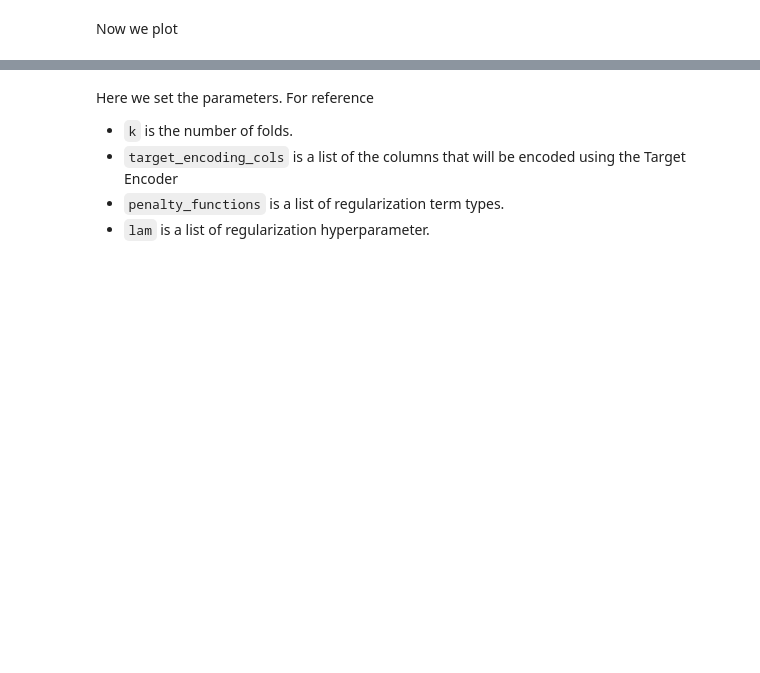
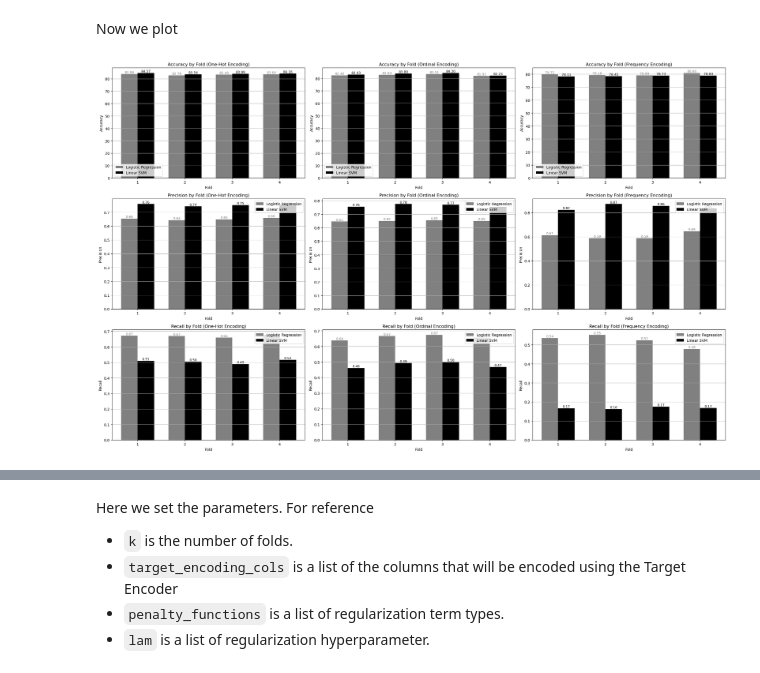
Before and after one commit to SirZotto/Applied-ML-Project-4-Income-Prediction-Using-Categorical-Data-Petrarolo-Marantidis-, a Jupyter notebook: Project4.ipynb, the cells around one changed output, grey strips where cells are left out. Drawn from its saved outputs; the diff is of its cells as text; code cells hidden in the pictures; blank space fills up the shorter version.

Commit message:
A lot of changes: Prject4 enhanced and adding SmoothTarget Encoding

```diff
--- a/Project4.ipynb
+++ b/Project4.ipynb
@@ -223,31 +604,83 @@ KeyboardInterrupt:
 # %% [markdown]
 Now we plot
 # %%
-penalties_to_plot = ["ridge","lasso"]
-metric_data = [acc_by_fold, prec_by_fold, rec_by_fold]
-metric_names = ["Accuracy","Precision","Recall"]
+folds = np.arange(1, k + 1)
+bar_width = 0.35
 
-fig, axes = plt.subplots(3,2, figsize=(14,14))
+metric_data = [
+    ("Accuracy",  oneHot_acc_by_fold_logreg, oneHot_acc_by_fold_linsvm, ordinal_acc_by_fold_logreg, ordinal_acc_by_fold_linsvm, frequency_acc_by_fold_logreg, frequency_acc_by_fold_linsvm),
+    ("Precision", oneHot_prec_by_fold_logreg, oneHot_prec_by_fold_linsvm, ordinal_prec_by_fold_logreg, ordinal_prec_by_fold_linsvm, frequency_prec_by_fold_logreg, frequency_prec_by_fold_linsvm),
+    ("Recall", oneHot_rec_by_fold_logreg, oneHot_rec_by_fold_linsvm, ordinal_rec_by_fold_logreg, ordinal_rec_by_fold_linsvm, frequency_rec_by_fold_logreg, frequency_rec_by_fold_linsvm)
+]
 
-for row in range(3):
-    for col in range(2):
-        penalty = penalties_to_plot[col]
-        ax = axes[row,col]
+fig, axes = plt.subplots(3, 3, figsize=(24, 15))
 
-        for i in range(len(metric_data[row][penalty])):
-            ax.plot(lam,metric_data[row][penalty][i],ls='--', marker='o', label=f"Fold = {i}")
+for row, (metric_name, onehot_logreg, onehot_linsvm, ordinal_logreg, ordinal_linsvm, frequency_logreg, frequency_linsvm) in enumerate(metric_data):
 
-        mean_cv_metric = np.mean(np.array(metric_data[row][penalty]),axis=0)
-        ax.plot(lam,mean_cv_metric, color='k', linewidth=2, marker='o', label='Mean over CV folds')
-        ax.plot([],[],ls='--',color='k', label='CV folds')
+    ax = axes[row, 0]
+    bars1 = ax.bar(folds - bar_width/2, onehot_logreg, width=bar_width, label="Logistic Regression", color="gray")
+    bars2 = ax.bar(folds + bar_width/2, onehot_linsvm, width=bar_width, label="Linear SVM", color="black")
 
-        ax.set_xlabel(r'$\lambda$')
-        ax.set_ylabel(metric_names[row])
-        ax.set_title(f'{metric_names[row]} ({penalty} penalty)')
-        ax.grid()
-        ax.legend()
+    for bar in bars1:
+        height = bar.get_height()
+        ax.text(bar.get_x() + bar.get_width()/2, height, f"{height:.2f}",
+                ha='center', va='bottom', color=bar.get_facecolor(), fontsize=9)
 
-        best_l = lam[np.argmax(mean_cv_metric)]
-        print(f"Best lambda value for {metric_names[row]} with {penalty} penalty (CV estimate): {best_l}")
+    for bar in bars2:
+        height = bar.get_height()
+        ax.text(bar.get_x() + bar.get_width()/2, height, f"{height:.2f}",
+                ha='center', va='bottom', color=bar.get_facecolor(), fontsize=9)
+
+    ax.set_xlabel("Fold")
+    ax.set_ylabel(metric_name)
+    ax.set_title(f"{metric_name} by Fold (One-Hot Encoding)")
+    ax.set_xticks(folds)
+    ax.grid(axis='y')
+    ax.legend()
+
+    ax = axes[row, 1]
+    bars1 = ax.bar(folds - bar_width/2, ordinal_logreg, width=bar_width, label="Logistic Regression", color="gray")
+    bars2 = ax.bar(folds + bar_width/2, ordinal_linsvm, width=bar_width, label="Linear SVM", color="black")
+
+    for bar in bars1:
+        height = bar.get_height()
+        ax.text(bar.get_x() + bar.get_width()/2, height, f"{height:.2f}",
+                ha='center', va='bottom', color=bar.get_facecolor(), fontsize=9)
+
+    for bar in bars2:
+        height = bar.get_height()
+        ax.text(bar.get_x() + bar.get_width()/2, height, f"{height:.2f}",
+                ha='center', va='bottom', color=bar.get_facecolor(), fontsize=9)
+
+    ax.set_xlabel("Fold")
+    ax.set_ylabel(metric_name)
+    ax.set_title(f"{metric_name} by Fold (Ordinal Encoding)")
+    ax.set_xticks(folds)
+    ax.grid(axis='y')
+    ax.legend()
+
+    ax = axes[row, 2]
+    bars1 = ax.bar(folds - bar_width/2, frequency_logreg, width=bar_width, label="Logistic Regression", color="gray")
+    bars2 = ax.bar(folds + bar_width/2, frequency_linsvm, width=bar_width, label="Linear SVM", color="black")
+
+    for bar in bars1:
+        height = bar.get_height()
+        ax.text(bar.get_x() + bar.get_width()/2, height, f"{height:.2f}",
+                ha='center', va='bottom', color=bar.get_facecolor(), fontsize=9)
+
+    for bar in bars2:
+        height = bar.get_height()
+        ax.text(bar.get_x() + bar.get_width()/2, height, f"{height:.2f}",
+                ha='center', va='bottom', color=bar.get_facecolor(), fontsize=9)
+
+    ax.set_xlabel("Fold")
+    ax.set_ylabel(metric_name)
+    ax.set_title(f"{metric_name} by Fold (Frequency Encoding)")
+    ax.set_xticks(folds)
+    ax.grid(axis='y')
+    ax.legend()
 
 plt.tight_layout()
+plt.show()
+# %% [output]
+[figure, added]
```
Also changed, not shown: parts of 59 cells of this notebook, 2 other files.
